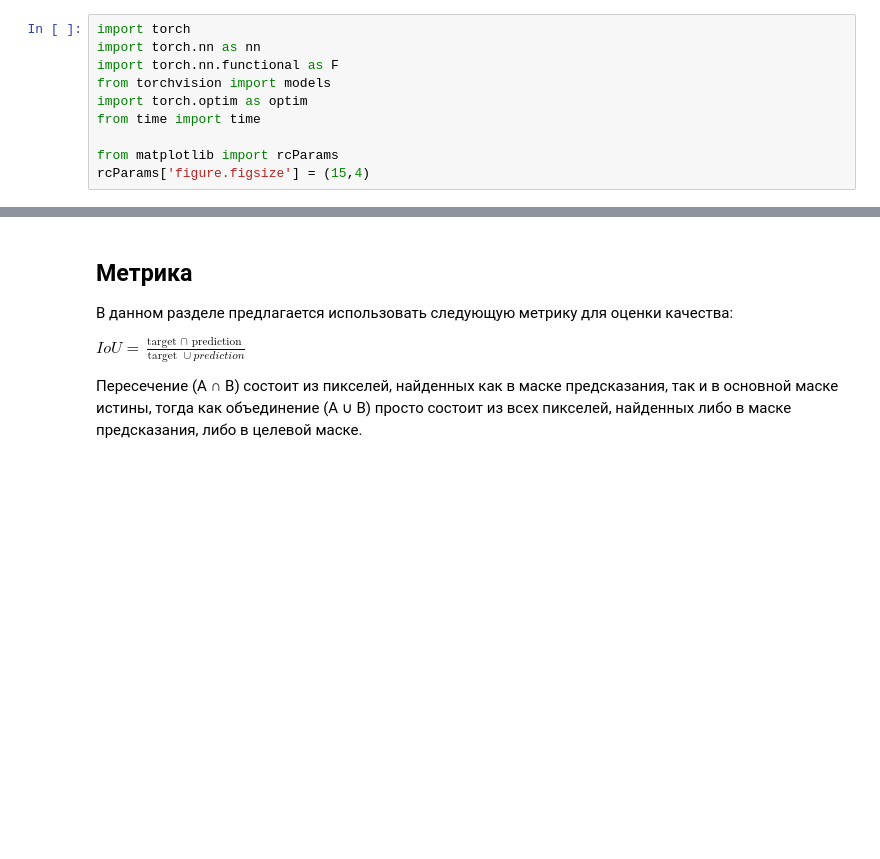
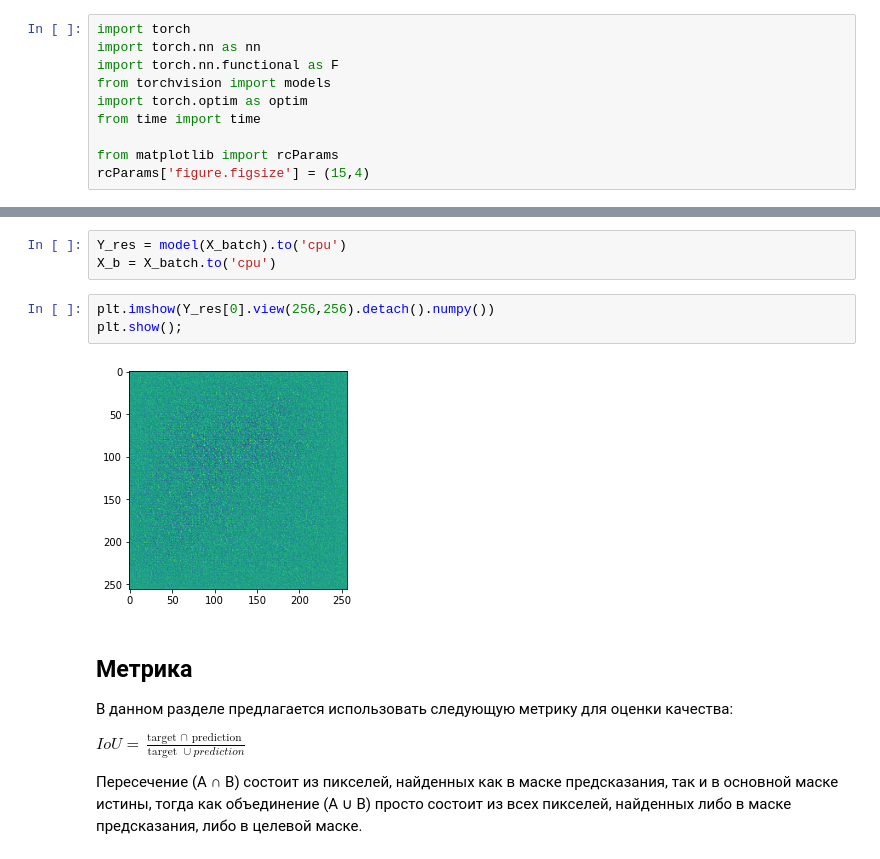
Before and after one commit to OlegTkhor/DLS_homework, a Jupyter notebook: [hw]semantic_segmentation.ipynb, the cells around one changed output, grey strips where cells are left out. Drawn from its saved outputs; the diff is of its cells as text; blank space fills up the shorter version.

```diff
--- a/[hw]semantic_segmentation.ipynb
+++ b/[hw]semantic_segmentation.ipynb
@@ -279,3 +325,11 @@ torch.Size([25, 512, 16, 16])
+# %%
+Y_res = model(X_batch).to('cpu')
+X_b = X_batch.to('cpu')
+# %%
+plt.imshow(Y_res[0].view(256,256).detach().numpy())
+plt.show();
+# %% [output]
+[figure, added]
 # %% [markdown]
 ## Метрика
 
```
Also changed, not shown: parts of 3 cells of this notebook.
